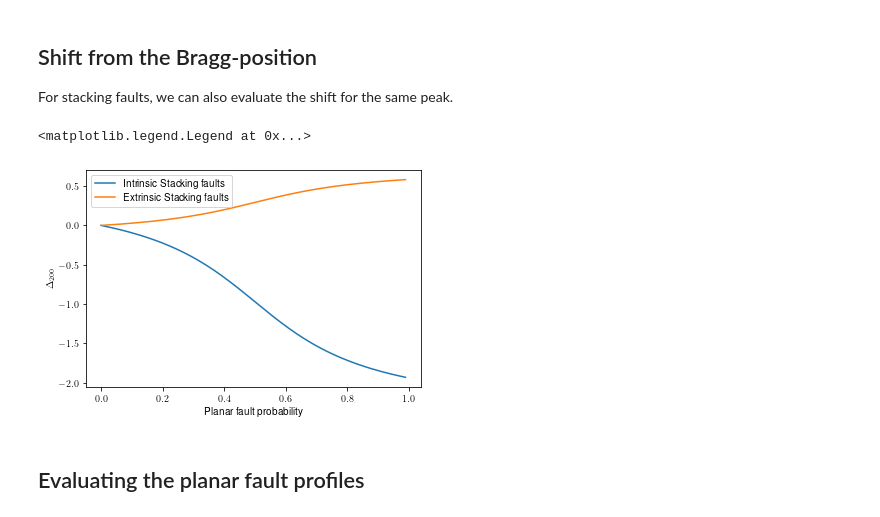
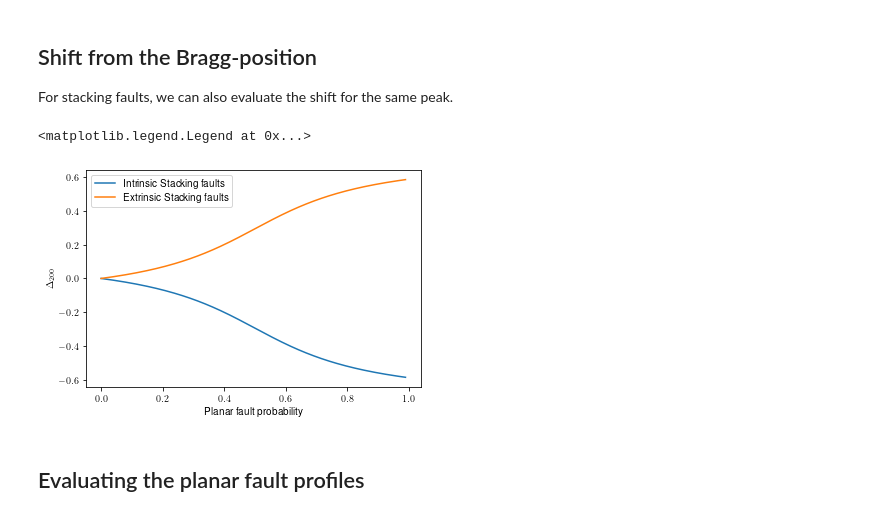
Before and after one commit to balintkaszas/DifFault, a Jupyter notebook: examples/coefficients_planar_fault.ipynb, the cells around one changed output. Cells and saved outputs as stored; diff of their text form; code cells hidden in the pictures.

```diff
--- a/examples/coefficients_planar_fault.ipynb
+++ b/examples/coefficients_planar_fault.ipynb
@@ -105,15 +102,15 @@ delta_stacking_extrinsic = single_peak_stacking_fault._delta_hkl(lattice_constan
                                                   intrinsic_or_extrinsic = 'extrinsic')
 # %%
 plt.figure(figsize = (6,4))
-plt.plot(planar_fault_probabilities, delta_stacking, label = 'Intrinsic Stacking faults')
+plt.plot(planar_fault_probabilities, delta_stacking_intrinsic, label = 'Intrinsic Stacking faults')
 plt.plot(planar_fault_probabilities, delta_stacking_extrinsic, label = 'Extrinsic Stacking faults')
 
 plt.xlabel('Planar fault probability')
 plt.ylabel('$\Delta_{200}$')
 plt.legend()
 # %% [output]
 <matplotlib.legend.Legend at 0x...>
-[figure, old version]
+[figure, new version]
 # %% [markdown]
 ## Evaluating the planar fault profiles
 # %% [markdown]
```
Also changed, not shown: parts of 30 cells of this notebook, 8 other files.
